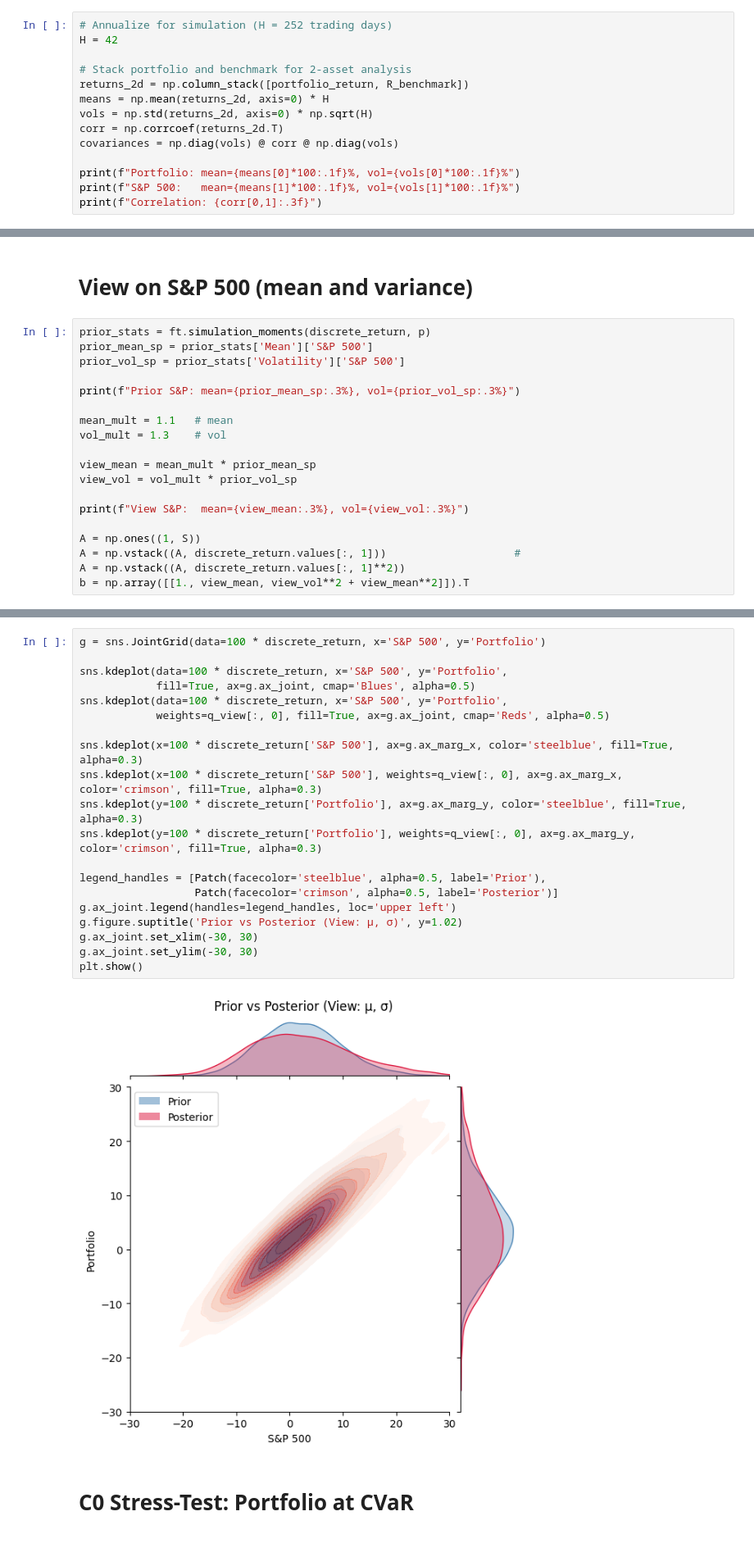
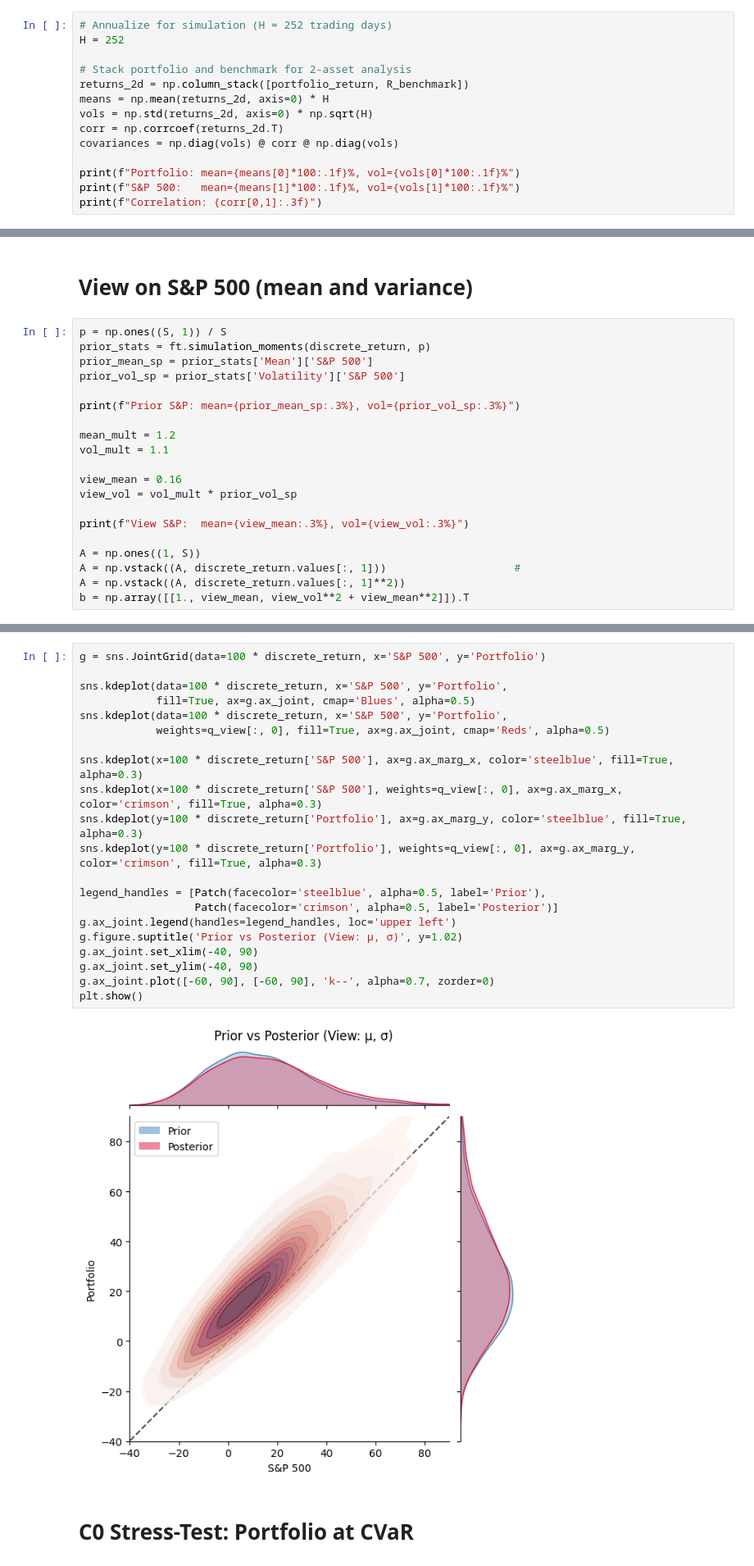
Before and after one commit to galamboslajos/Finance-Working-Files, a Jupyter notebook: Investments_2026/PortfolioStressTest.ipynb, the cells around one changed output, grey strips where cells are left out. Shown at 82% size. Drawn from its saved outputs; the diff is of its cells as text.

```diff
--- a/Investments_2026/PortfolioStressTest.ipynb
+++ b/Investments_2026/PortfolioStressTest.ipynb
@@ -82,7 +64,7 @@ portfolio_return = R_investable @ exposures
 # Specify prior parameters and simulate
 # %%
 # Annualize for simulation (H = 252 trading days)
-H = 42
+H = 252
 
 # Stack portfolio and benchmark for 2-asset analysis
 returns_2d = np.column_stack([portfolio_return, R_benchmark])
@@ -123,16 +115,17 @@ plt.show()
 # %% [markdown]
 # View on S&P 500 (mean and variance)
 # %%
+p = np.ones((S, 1)) / S
 prior_stats = ft.simulation_moments(discrete_return, p)
 prior_mean_sp = prior_stats['Mean']['S&P 500']
 prior_vol_sp = prior_stats['Volatility']['S&P 500']
 
 print(f"Prior S&P: mean={prior_mean_sp:.3%}, vol={prior_vol_sp:.3%}")
 
-mean_mult = 1.1   # mean
-vol_mult = 1.3    # vol
+mean_mult = 1.2
+vol_mult = 1.1
 
-view_mean = mean_mult * prior_mean_sp
+view_mean = 0.16
 view_vol = vol_mult * prior_vol_sp
 
 print(f"View S&P:  mean={view_mean:.3%}, vol={view_vol:.3%}")
@@ -164,25 +156,26 @@ np.round(ft.simulation_moments(100 * discrete_return, p=q_view), 3)
 # %%
 g = sns.JointGrid(data=100 * discrete_return, x='S&P 500', y='Portfolio')
 
 sns.kdeplot(data=100 * discrete_return, x='S&P 500', y='Portfolio',
             fill=True, ax=g.ax_joint, cmap='Blues', alpha=0.5)
 sns.kdeplot(data=100 * discrete_return, x='S&P 500', y='Portfolio',
             weights=q_view[:, 0], fill=True, ax=g.ax_joint, cmap='Reds', alpha=0.5)
 
 sns.kdeplot(x=100 * discrete_return['S&P 500'], ax=g.ax_marg_x, color='steelblue', fill=True, alpha=0.3)
 sns.kdeplot(x=100 * discrete_return['S&P 500'], weights=q_view[:, 0], ax=g.ax_marg_x, color='crimson', fill=True, alpha=0.3)
 sns.kdeplot(y=100 * discrete_return['Portfolio'], ax=g.ax_marg_y, color='steelblue', fill=True, alpha=0.3)
 sns.kdeplot(y=100 * discrete_return['Portfolio'], weights=q_view[:, 0], ax=g.ax_marg_y, color='crimson', fill=True, alpha=0.3)
 
 legend_handles = [Patch(facecolor='steelblue', alpha=0.5, label='Prior'),
                   Patch(facecolor='crimson', alpha=0.5, label='Posterior')]
 g.ax_joint.legend(handles=legend_handles, loc='upper left')
 g.figure.suptitle('Prior vs Posterior (View: μ, σ)', y=1.02)
-g.ax_joint.set_xlim(-30, 30)
-g.ax_joint.set_ylim(-30, 30)
+g.ax_joint.set_xlim(-40, 90)
+g.ax_joint.set_ylim(-40, 90)
+g.ax_joint.plot([-60, 90], [-60, 90], 'k--', alpha=0.7, zorder=0)
 plt.show()
 # %% [output]
-[figure, old version]
+[figure, new version]
 # %% [markdown]
 # C0 Stress-Test: Portfolio at CVaR
 # %%
```
Also changed, not shown: parts of 19 cells of this notebook.
